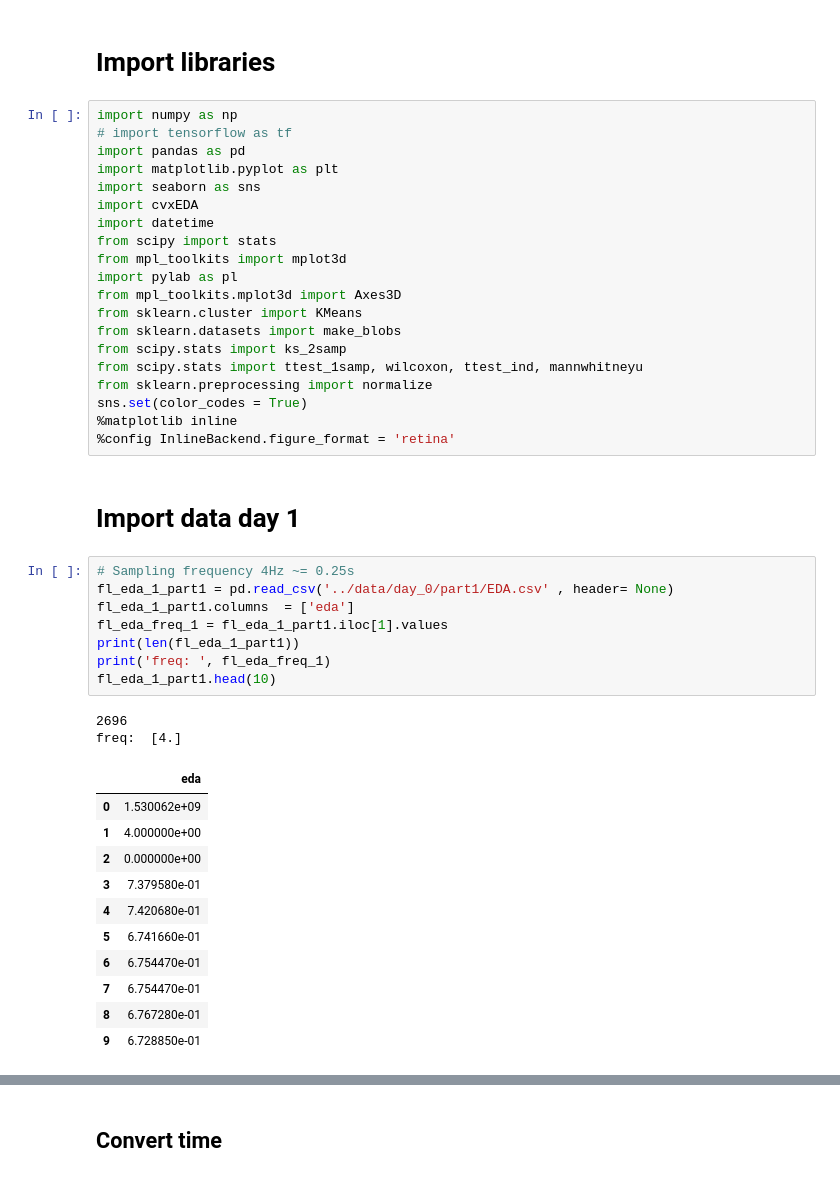
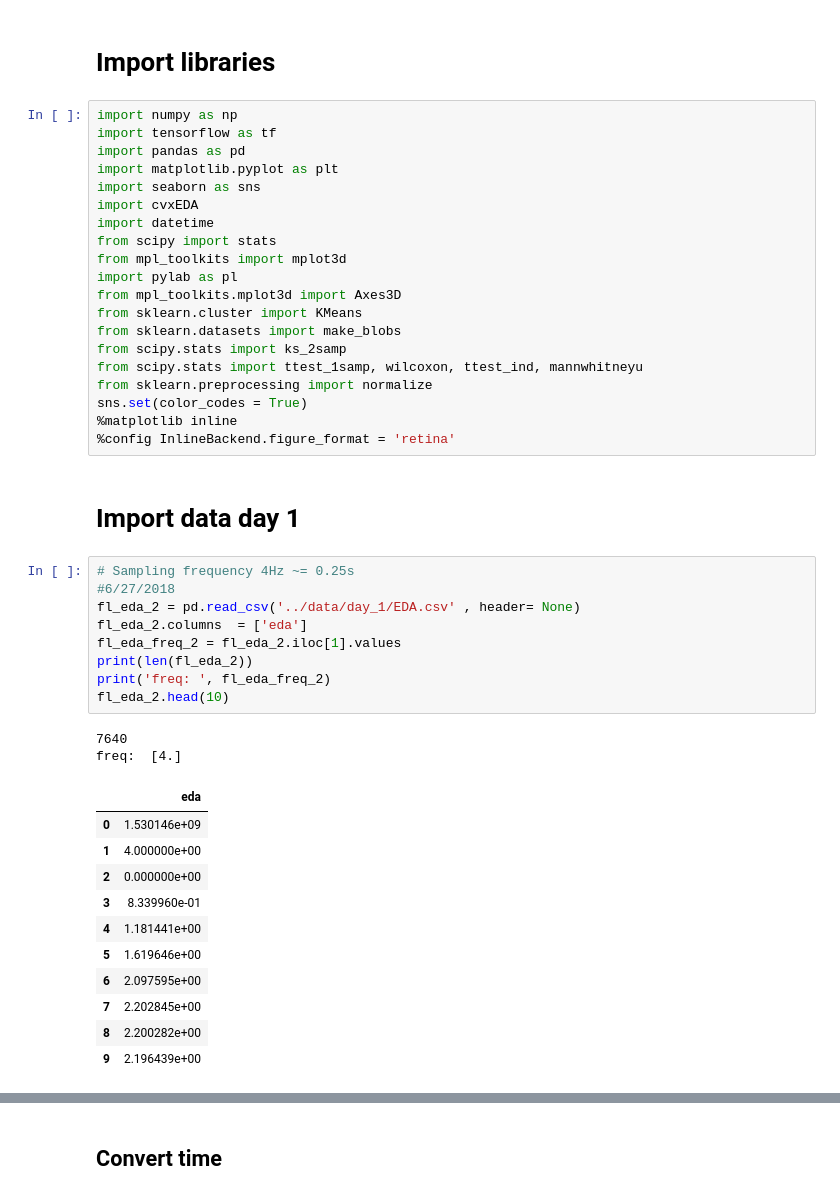
Before and after one commit to haohanwang23/coldshowershower_socialpresence, a Jupyter notebook: new/analysis/analysis1.ipynb, the cells around one changed output, grey strips where cells are left out. Cells and saved outputs as stored; diff of their text form.

```diff
--- a/new/analysis/analysis1.ipynb
+++ b/new/analysis/analysis1.ipynb
@@ -2,7 +2,7 @@
 # Import libraries
 # %%
 import numpy as np
-# import tensorflow as tf
+import tensorflow as tf
 import pandas as pd
 import matplotlib.pyplot as plt
 import seaborn as sns
@@ -24,23 +24,24 @@ sns.set(color_codes = True)
 # Import data day 1
 # %%
 # Sampling frequency 4Hz ~= 0.25s
-fl_eda_1_part1 = pd.read_csv('../data/day_0/part1/EDA.csv' , header= None)
-fl_eda_1_part1.columns  = ['eda']
-fl_eda_freq_1 = fl_eda_1_part1.iloc[1].values
-print(len(fl_eda_1_part1))
-print('freq: ', fl_eda_freq_1)
-fl_eda_1_part1.head(10)
+#6/27/2018
+fl_eda_2 = pd.read_csv('../data/day_1/EDA.csv' , header= None)
+fl_eda_2.columns  = ['eda']
+fl_eda_freq_2 = fl_eda_2.iloc[1].values
+print(len(fl_eda_2))
+print('freq: ', fl_eda_freq_2)
+fl_eda_2.head(10)
 # %% [output]
-2696
+7640
 freq:  [4.]
 |  | eda |
-| 0 | 1.530062e+09 |
+| 0 | 1.530146e+09 |
 | 1 | 4.000000e+00 |
 | 2 | 0.000000e+00 |
-| 3 | 7.379580e-01 |
-| 4 | 7.420680e-01 |
-| 5 | 6.741660e-01 |
-| 6 | 6.754470e-01 |
-| 7 | 6.754470e-01 |
-| 8 | 6.767280e-01 |
-| 9 | 6.728850e-01 |
+| 3 | 8.339960e-01 |
+| 4 | 1.181441e+00 |
+| 5 | 1.619646e+00 |
+| 6 | 2.097595e+00 |
+| 7 | 2.202845e+00 |
+| 8 | 2.200282e+00 |
+| 9 | 2.196439e+00 |
```
Also changed, not shown: parts of 18 cells of this notebook, 3 other files.
